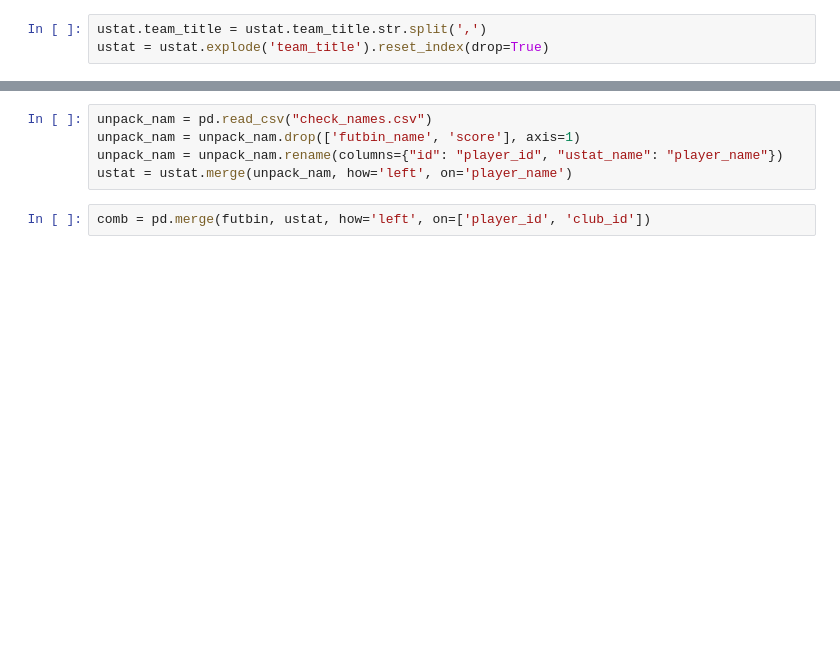
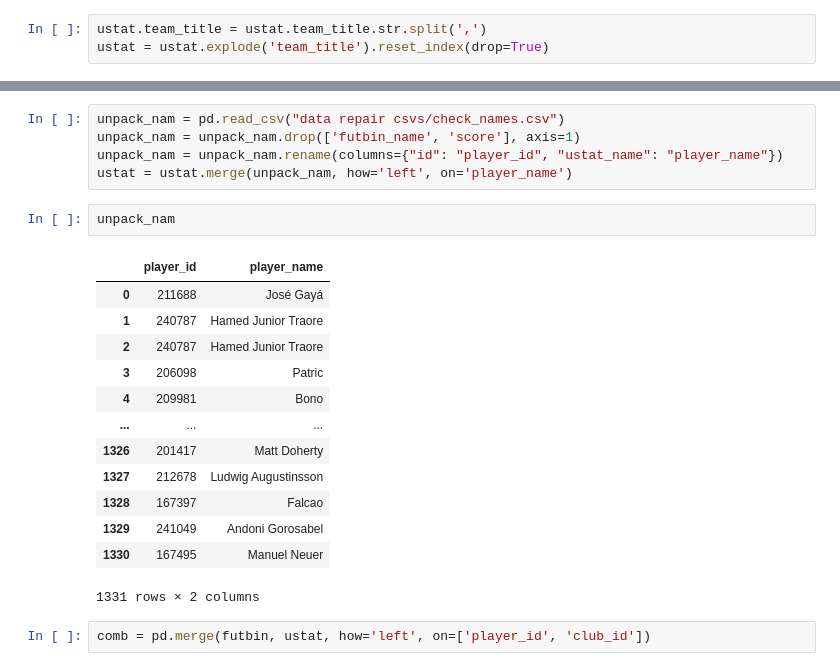
Before and after one commit to BilalMukhtar/FIFA-Rating-Predictor, a Jupyter notebook: futbin_understat_combo.ipynb, the cells around one changed output, grey strips where cells are left out. Drawn from its saved outputs; the diff is of its cells as text; blank space fills up the shorter version.

```diff
--- a/futbin_understat_combo.ipynb
+++ b/futbin_understat_combo.ipynb
@@ -16,8 +54,24 @@ ustat = ustat.merge(unpack_ex, how='left', on='team_title')
 # %%
-unpack_nam = pd.read_csv("check_names.csv")
+unpack_nam = pd.read_csv("data repair csvs/check_names.csv")
 unpack_nam = unpack_nam.drop(['futbin_name', 'score'], axis=1)
 unpack_nam = unpack_nam.rename(columns={"id": "player_id", "ustat_name": "player_name"})
 ustat = ustat.merge(unpack_nam, how='left', on='player_name')
+# %%
+unpack_nam
+# %% [output]
+|  | player_id | player_name |
+| 0 | 211688 | José Gayá |
+| 1 | 240787 | Hamed Junior Traore |
+| 2 | 240787 | Hamed Junior Traore |
+| 3 | 206098 | Patric |
+| 4 | 209981 | Bono |
+| ... | ... | ... |
+| 1326 | 201417 | Matt Doherty |
+| 1327 | 212678 | Ludwig Augustinsson |
+| 1328 | 167397 | Falcao |
+| 1329 | 241049 | Andoni Gorosabel |
+| 1330 | 167495 | Manuel Neuer |
+1331 rows × 2 columns
 # %%
 comb = pd.merge(futbin, ustat, how='left', on=['player_id', 'club_id'])
 # %%
```
Also changed, not shown: parts of 5 cells of this notebook, 29 other files.
